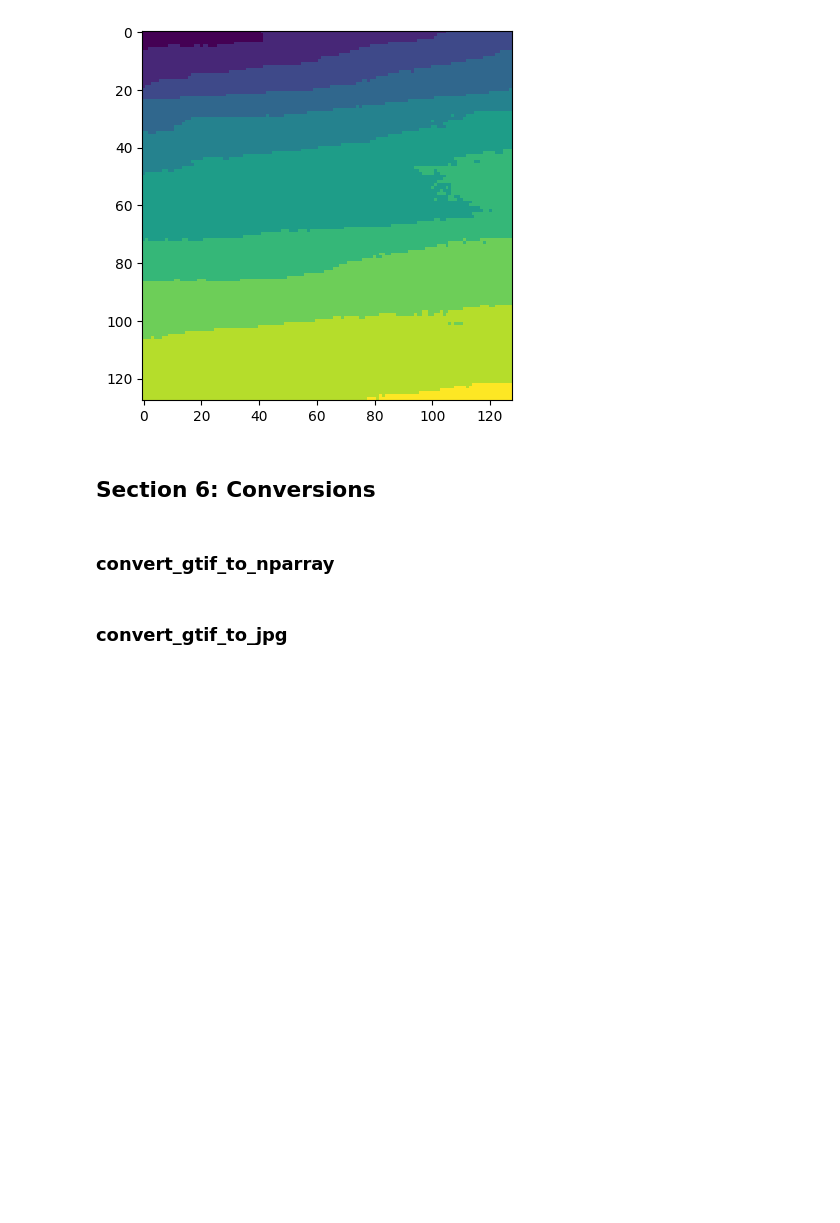
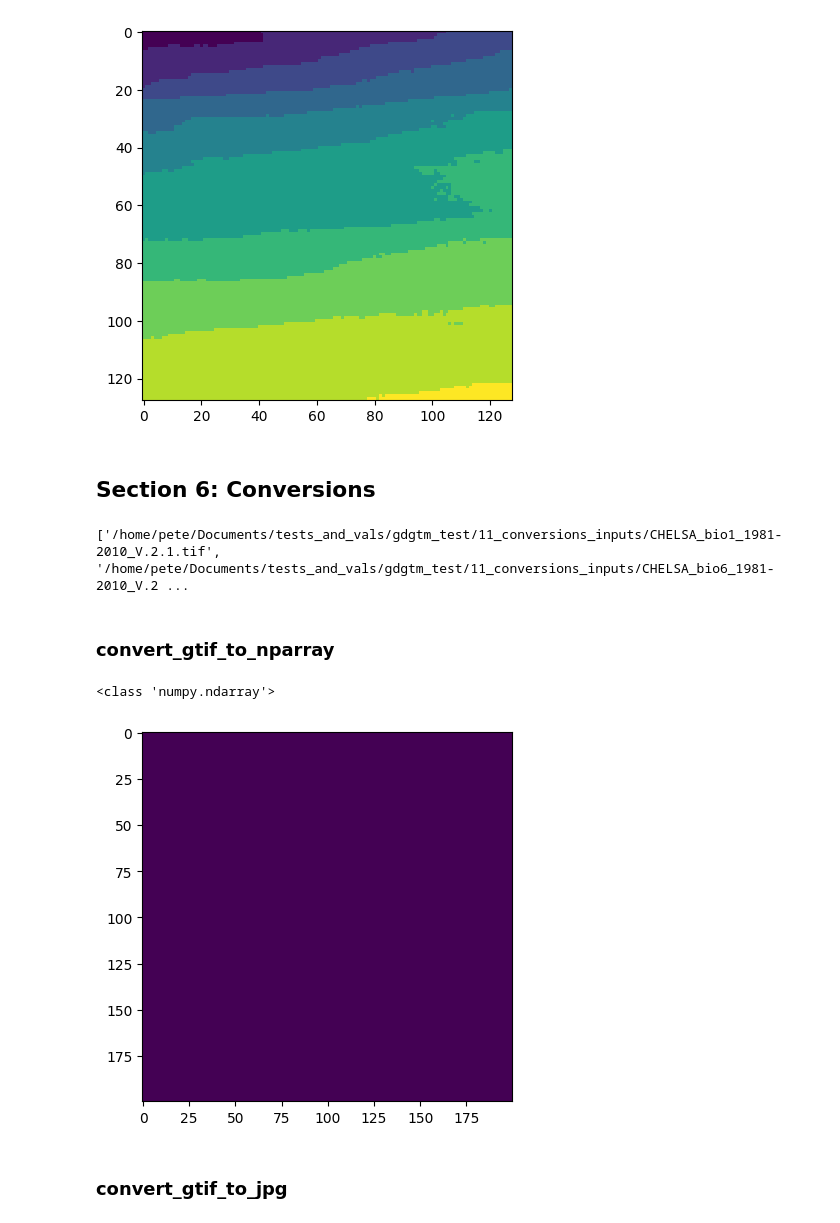
Before and after one commit to pete-jacobsson/gdgtm, a Jupyter notebook: gdgtm_test_script.ipynb, the cells around one changed output. Saved outputs shown, nothing was run; the diff lists cells and outputs as text; code cells hidden in the pictures; blank space fills up the shorter version.

```diff
--- a/gdgtm_test_script.ipynb
+++ b/gdgtm_test_script.ipynb
@@ -511,8 +521,36 @@ except Exception as e:
 [figure]
 # %% [markdown]
 ## Section 6: Conversions
+# %%
+### Set up files to process
+src_paths = []
+
+conversion_files = ["CHELSA_bio1_1981-2010_V.2.1.tif", "CHELSA_bio6_1981-2010_V.2.1.tif", "hyd_glo_dem_30s.tif"]
+
+for file in conversion_files:
+    file_path = os.path.join(test_path, subdir_names[10], file)
+    shutil.copy(os.path.join(test_path, subdir_names[7], file),file_path)
+    src_paths.append(file_path)
+
+print(src_paths)
+# %% [output]
+['/home/pete/Documents/tests_and_vals/gdgtm_test/11_conversions_inputs/CHELSA_bio1_1981-2010_V.2.1.tif', '/home/pete/Documents/tests_and_vals/gdgtm_test/11_conversions_inputs/CHELSA_bio6_1981-2010_V.2 ...
 # %% [markdown]
 ### convert_gtif_to_nparray
+# %%
+with rasterio.open(src_paths[0]) as src:
+    # Access dimensions
+    width = src.width
+    height = src.height
+
+test_array = gdgtm.convert_gtif_to_nparray(src_paths[0], height, width)
+
+print(type(test_array))
+plt.imshow(test_array, cmap='viridis')
+plt.show()
+# %% [output]
+<class 'numpy.ndarray'>
+[figure, added]
 # %% [markdown]
 ### convert_gtif_to_jpg
 # %% [markdown]
```
Also changed, not shown: parts of 7 cells of this notebook, 3 other files.
